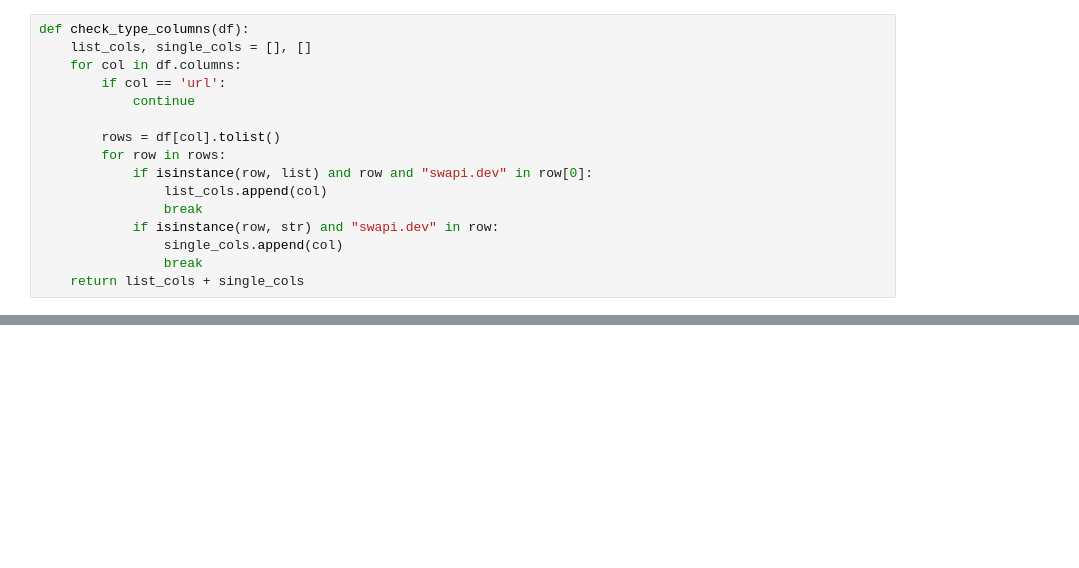
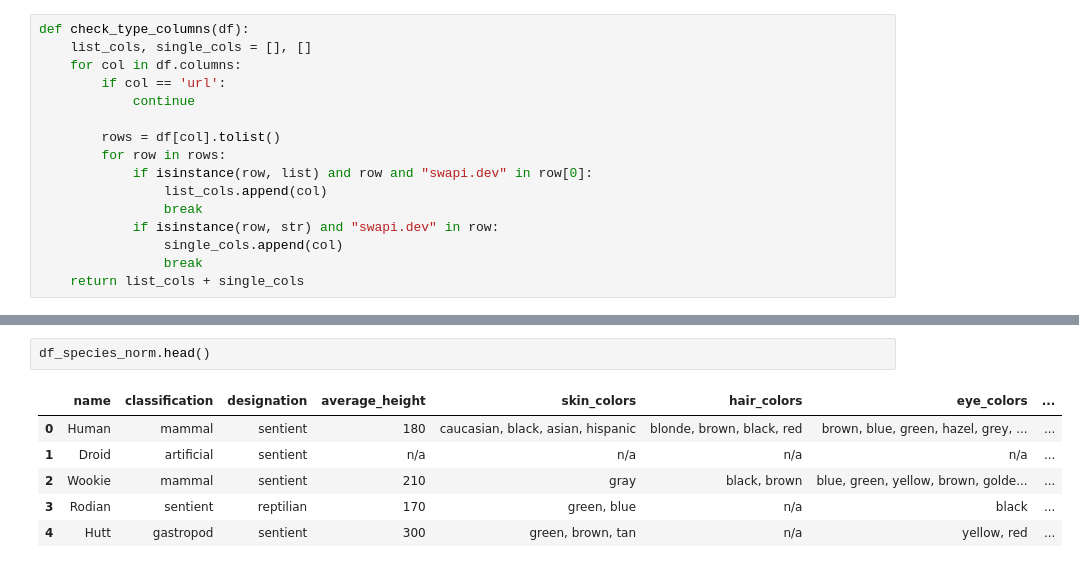
Before and after one commit to Kostin-Maxim/data-analyst-portfolio, a Jupyter notebook: project_1/project_swapi.ipynb, the cells around one changed output, grey strips where cells are left out. Drawn from its saved outputs; the diff is of its cells as text; blank space fills up the shorter version.

```diff
--- a/project_1/project_swapi.ipynb
+++ b/project_1/project_swapi.ipynb
@@ -270,0 +295,9 @@ df_people_norm.head()
+# %%
+df_species_norm.head()
+# %% [output]
+|  | name | classification | designation | average_height | skin_colors | hair_colors | eye_colors | ... |
+| 0 | Human | mammal | sentient | 180 | caucasian, black, asian, hispanic | blonde, brown, black, red | brown, blue, green, hazel, grey, ... | ... |
+| 1 | Droid | artificial | sentient | n/a | n/a | n/a | n/a | ... |
+| 2 | Wookie | mammal | sentient | 210 | gray | black, brown | blue, green, yellow, brown, golde... | ... |
+| 3 | Rodian | sentient | reptilian | 170 | green, blue | n/a | black | ... |
+| 4 | Hutt | gastropod | sentient | 300 | green, brown, tan | n/a | yellow, red | ... |
```
Also changed, not shown: parts of 23 cells of this notebook.
